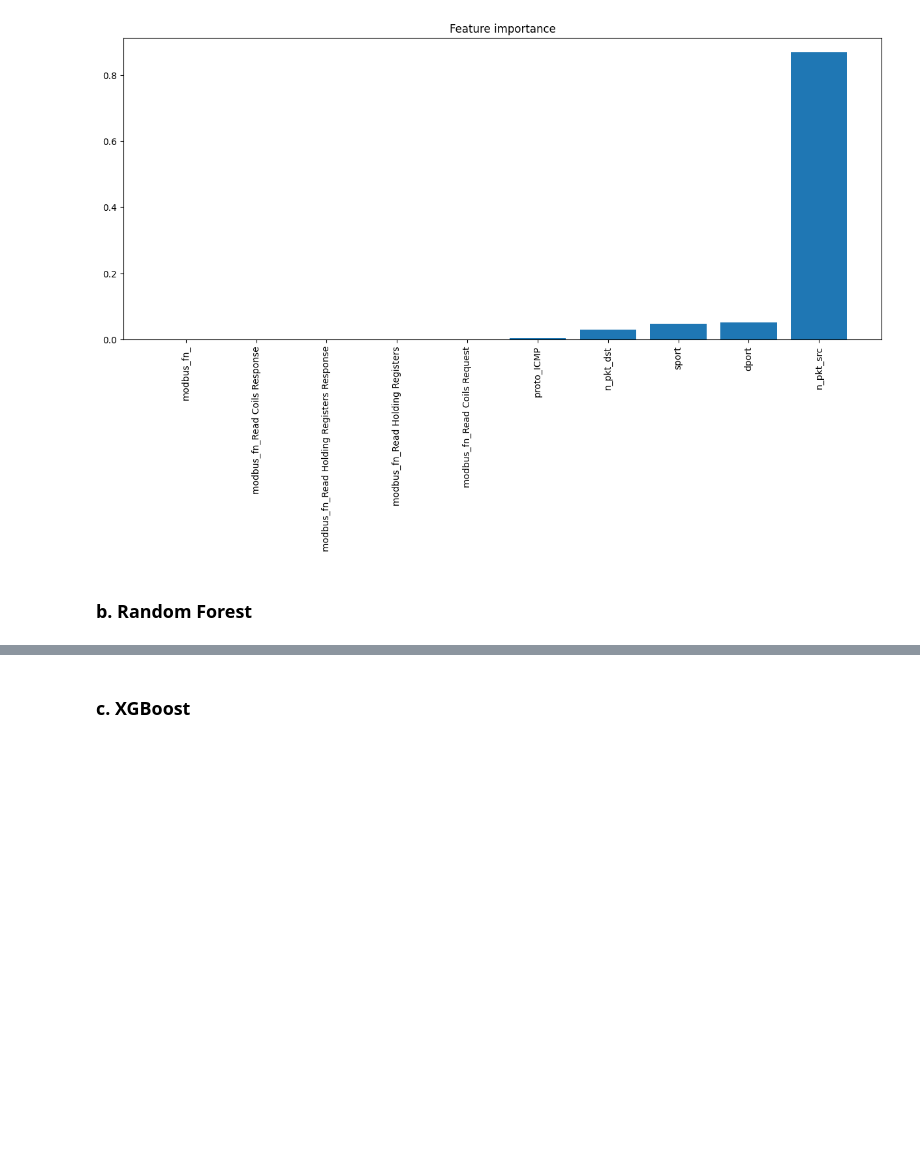
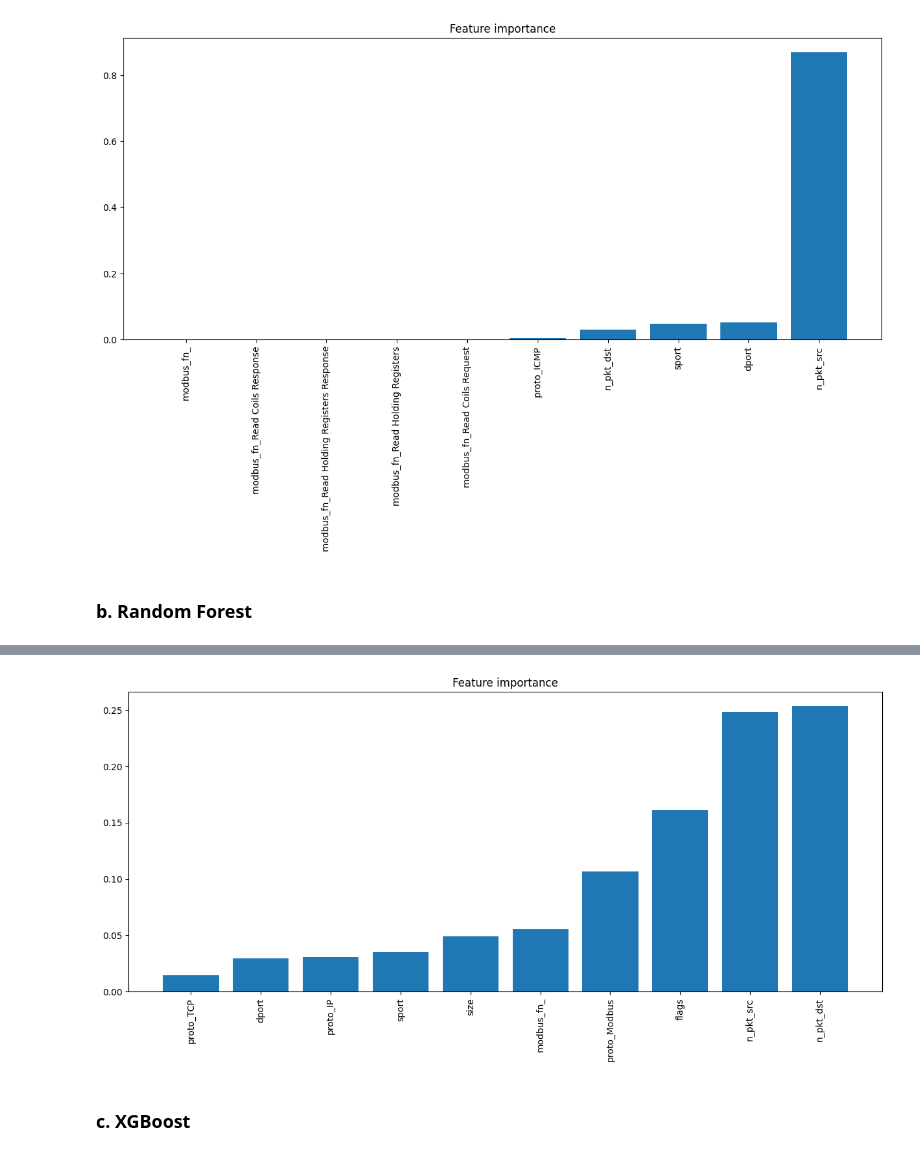
Before and after one commit to theo88400/ML-SECU2024, a Jupyter notebook: src/data_exploration/network.ipynb, the cells around one changed output, grey strips where cells are left out. Drawn from its saved outputs; the diff is of its cells as text; code cells hidden in the pictures; blank space fills up the shorter version.

```diff
--- a/src/data_exploration/network.ipynb
+++ b/src/data_exploration/network.ipynb
@@ -836,2 +966,6 @@ plot_feature_importance(clf)
+# %%
+plot_feature_importance(rf)
+# %% [output]
+[figure, added]
 # %% [markdown]
 ### c. XGBoost
```
Also changed, not shown: parts of 32 cells of this notebook, 1 other file.
